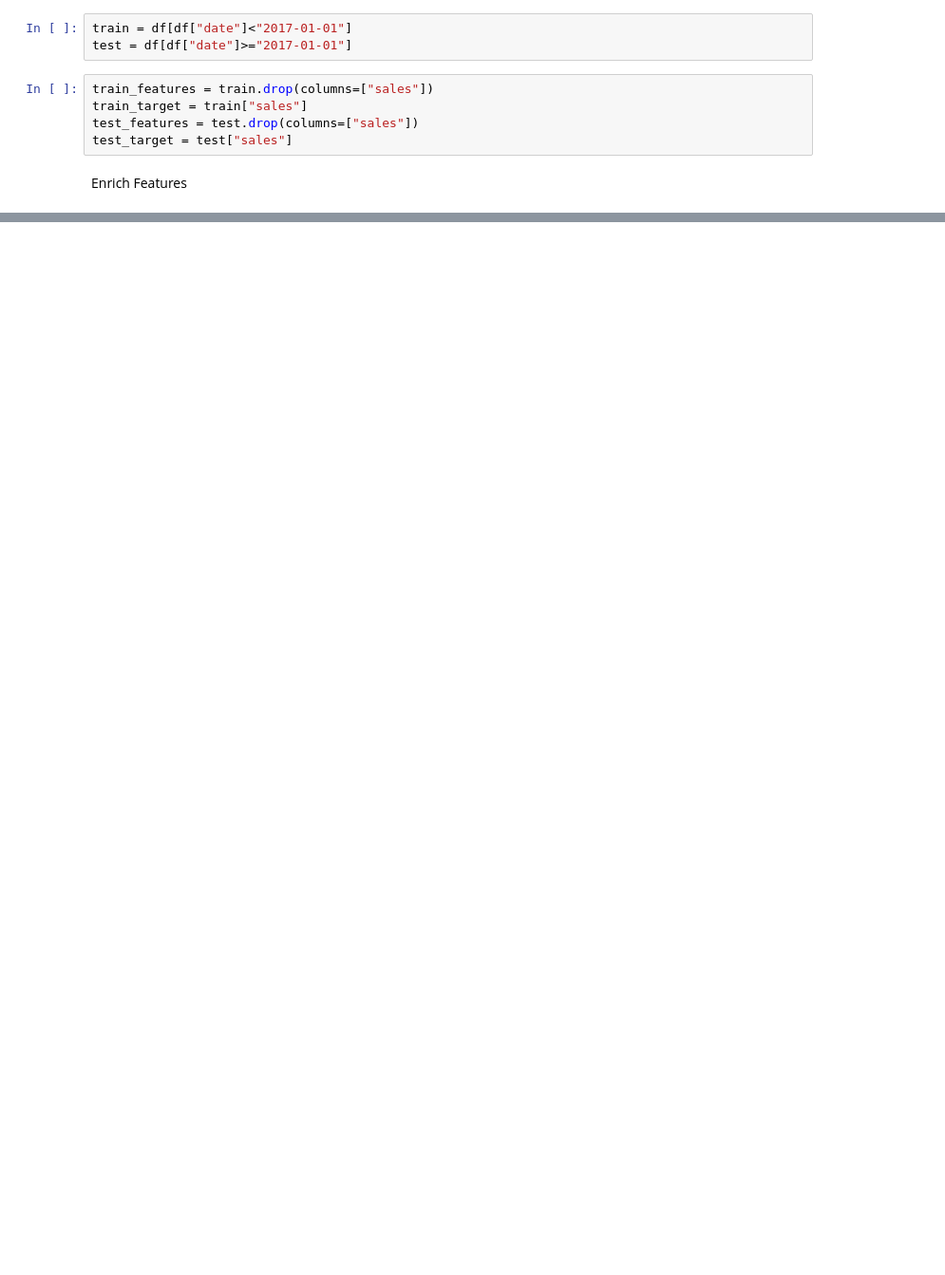
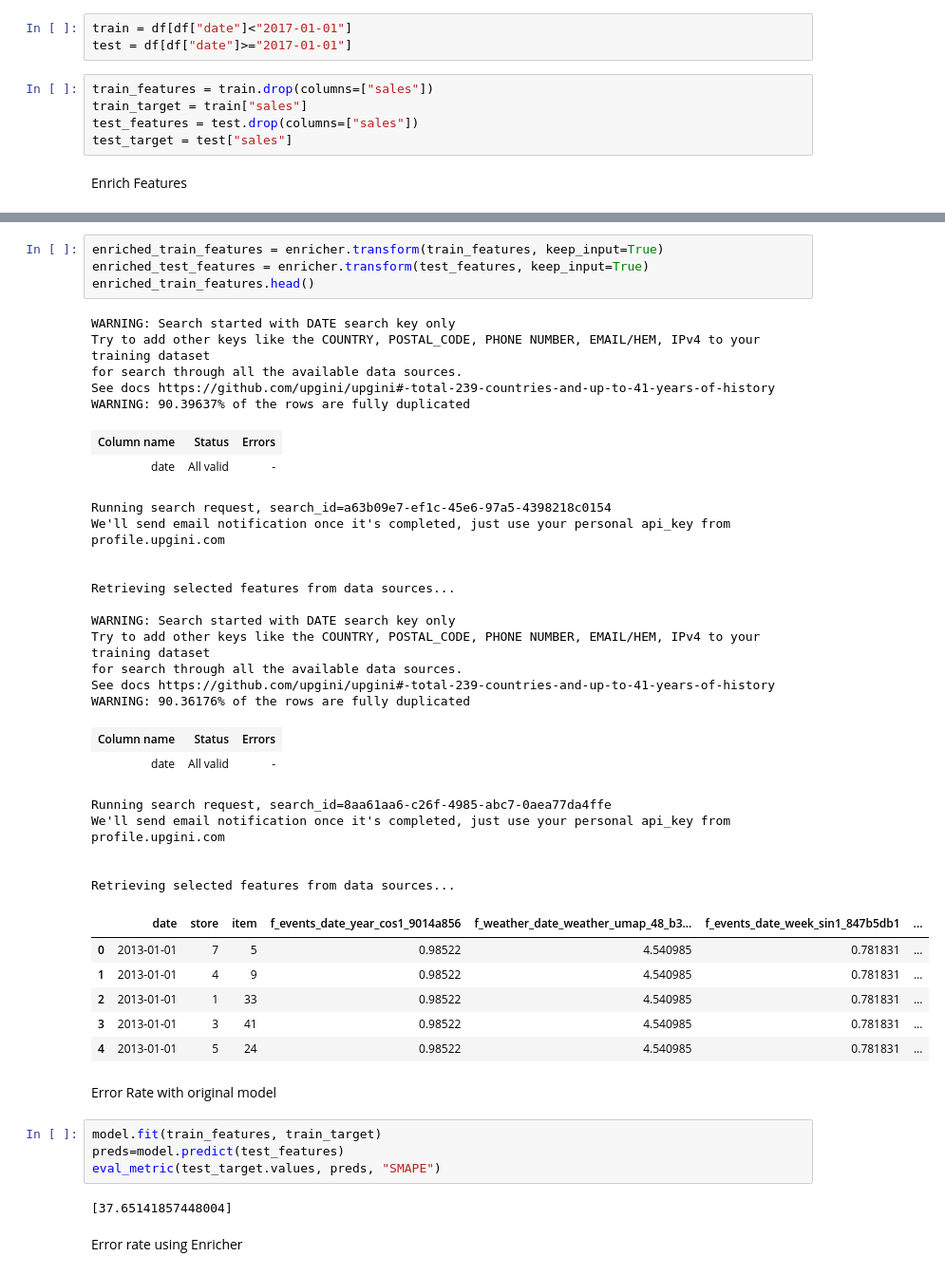
Before and after one commit to Swayyum/Sales-Forecasting-ML, a Jupyter notebook: Sales_Forecasting.ipynb, the cells around one changed output, grey strips where cells are left out. Shown: that part at 95% size. Cells and saved outputs as stored; diff of their text form; blank space fills up the shorter version.

```diff
--- a/Sales_Forecasting.ipynb
+++ b/Sales_Forecasting.ipynb
@@ -83,0 +111,46 @@ Quality metrics
+# %%
+enriched_train_features = enricher.transform(train_features, keep_input=True)
+enriched_test_features = enricher.transform(test_features, keep_input=True)
+enriched_train_features.head()
+# %% [output]
+WARNING: Search started with DATE search key only
+Try to add other keys like the COUNTRY, POSTAL_CODE, PHONE NUMBER, EMAIL/HEM, IPv4 to your training dataset
+for search through all the available data sources.
+See docs https://github.com/upgini/upgini#-total-239-countries-and-up-to-41-years-of-history
+WARNING: 90.39637% of the rows are fully duplicated
+| Column name | Status | Errors |
+| date | All valid | - |
+Running search request, search_id=a63b09e7-ef1c-45e6-97a5-4398218c0154
+We'll send email notification once it's completed, just use your personal api_key from profile.upgini.com
+
+
+Retrieving selected features from data sources...
+
+WARNING: Search started with DATE search key only
+Try to add other keys like the COUNTRY, POSTAL_CODE, PHONE NUMBER, EMAIL/HEM, IPv4 to your training dataset
+for search through all the available data sources.
+See docs https://github.com/upgini/upgini#-total-239-countries-and-up-to-41-years-of-history
+WARNING: 90.36176% of the rows are fully duplicated
+| Column name | Status | Errors |
+| date | All valid | - |
+Running search request, search_id=8aa61aa6-c26f-4985-abc7-0aea77da4ffe
+We'll send email notification once it's completed, just use your personal api_key from profile.upgini.com
+
+
+Retrieving selected features from data sources...
+|  | date | store | item | f_events_date_year_cos1_9014a856 | f_weather_date_weather_umap_48_b3... | f_events_date_week_sin1_847b5db1 | ... |
+| 0 | 2013-01-01 | 7 | 5 | 0.98522 | 4.540985 | 0.781831 | ... |
+| 1 | 2013-01-01 | 4 | 9 | 0.98522 | 4.540985 | 0.781831 | ... |
+| 2 | 2013-01-01 | 1 | 33 | 0.98522 | 4.540985 | 0.781831 | ... |
+| 3 | 2013-01-01 | 3 | 41 | 0.98522 | 4.540985 | 0.781831 | ... |
+| 4 | 2013-01-01 | 5 | 24 | 0.98522 | 4.540985 | 0.781831 | ... |
+# %% [markdown]
+Error Rate with original model
+# %%
+model.fit(train_features, train_target)
+preds=model.predict(test_features)
+eval_metric(test_target.values, preds, "SMAPE")
+# %% [output]
+[37.65141857448004]
+# %% [markdown]
+Error rate using Enricher
```
Also changed, not shown: parts of 5 cells of this notebook.
